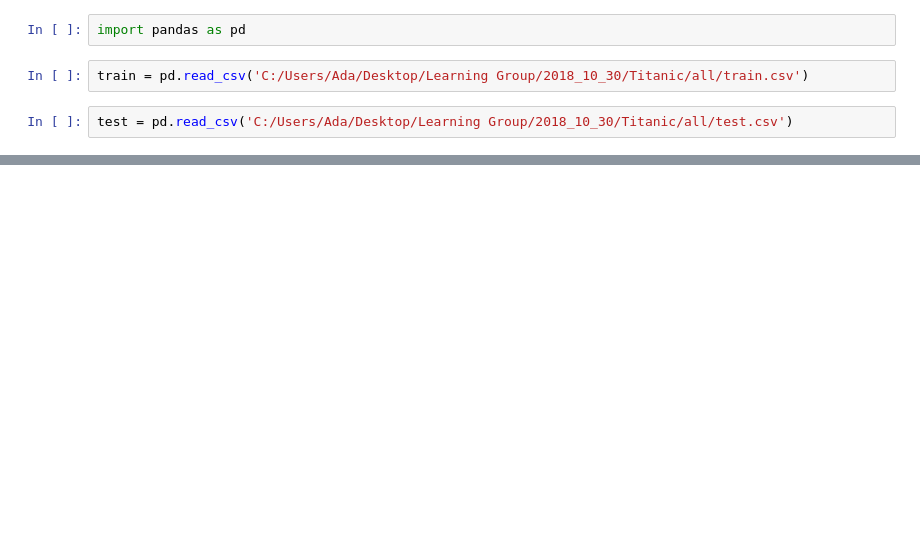
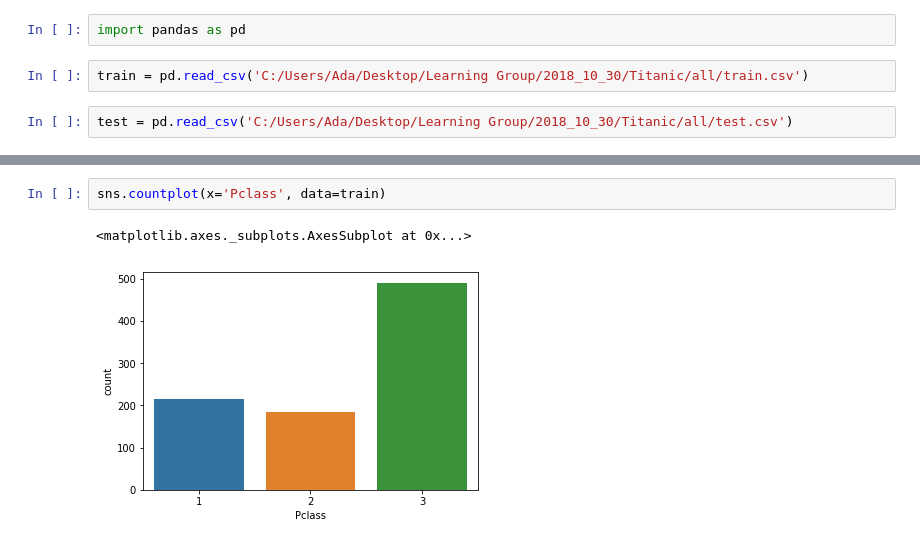
Before and after one commit to adriannawolowiec/titanic, a Jupyter notebook: Data_exploration.ipynb, the cells around one changed output, grey strips where cells are left out. Cells and saved outputs as stored; diff of their text form; blank space fills up the shorter version.

```diff
--- a/Data_exploration.ipynb
+++ b/Data_exploration.ipynb
@@ -28,0 +117,5 @@ test.head()
+# %%
+sns.countplot(x='Pclass', data=train)
+# %% [output]
+<matplotlib.axes._subplots.AxesSubplot at 0x...>
+[figure, added]
```
Also changed, not shown: parts of 27 cells of this notebook.
